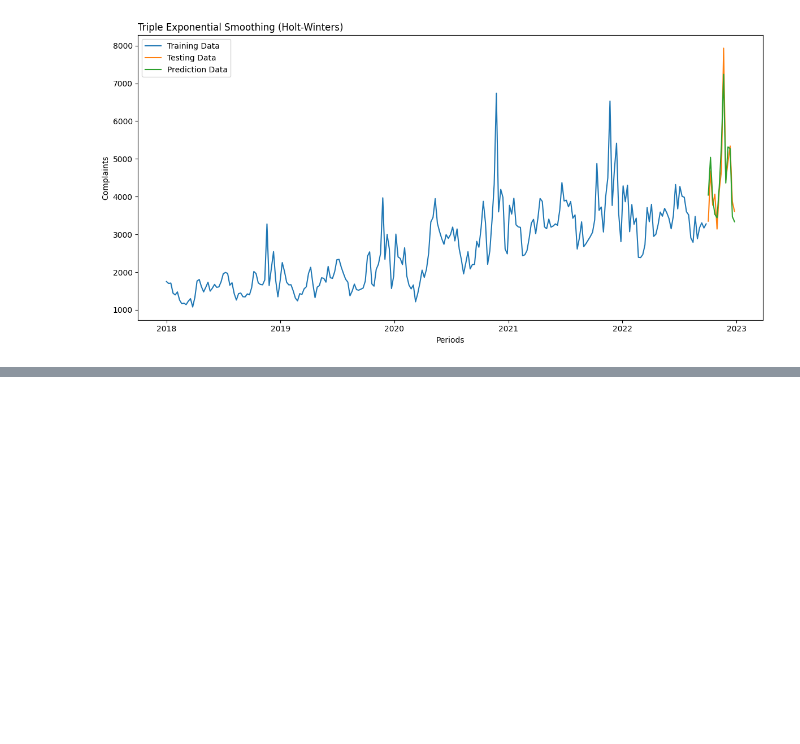
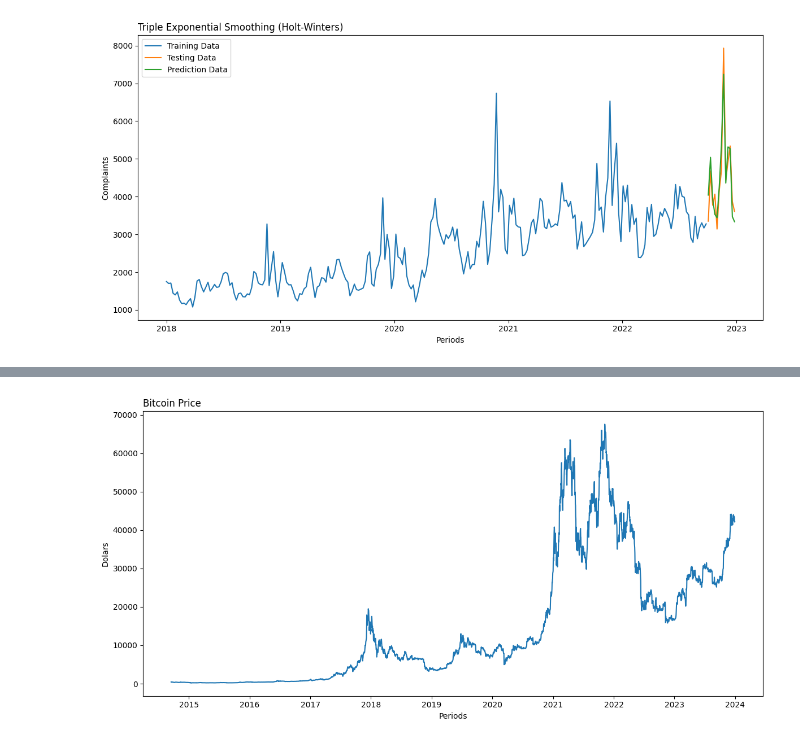
Before and after one commit to Vinni-Anddrade/time_series_course, a Jupyter notebook: 4_exponential_smothing_and_holt_winters/holt_winters-exponential_smothing.ipynb, the cells around one changed output, grey strips where cells are left out. Drawn from its saved outputs; the diff is of its cells as text; code cells hidden in the pictures; blank space fills up the shorter version.

```diff
--- a/4_exponential_smothing_and_holt_winters/holt_winters-exponential_smothing.ipynb
+++ b/4_exponential_smothing_and_holt_winters/holt_winters-exponential_smothing.ipynb
@@ -363,0 +415,7 @@ model_assessment(df_train, df_test, results_tes, "Triple Exponential Smoothing (
+# %%
+df_bitcoin = pd.read_csv(
+    "./data/bitcoin_price.csv",
+    parse_dates=True,
+    index_col="Date",
+    ).rename(columns={"Adj Close": "BITCOIN_VALUE"})
+df_bitcoin.head()
@@ -363,0 +430,16 @@ model_assessment(df_train, df_test, results_tes, "Triple Exponential Smoothing (
+# %%
+df_daily = df_bitcoin.loc[:, "BITCOIN_VALUE"]
+# %%
+# Setting frequecy to daily
+
+df_daily = df_daily.asfreq(freq="D")
+# %%
+plt.figure(figsize=(12,6))
+plt.plot(df_daily)
+plt.title("Bitcoin Price", loc="left")
+plt.xlabel("Periods")
+plt.ylabel("Dolars")
+plt.tight_layout()
+plt.show()
+# %% [output]
+[figure, added]
```
Also changed, not shown: parts of 22 cells of this notebook, 1 other file.
